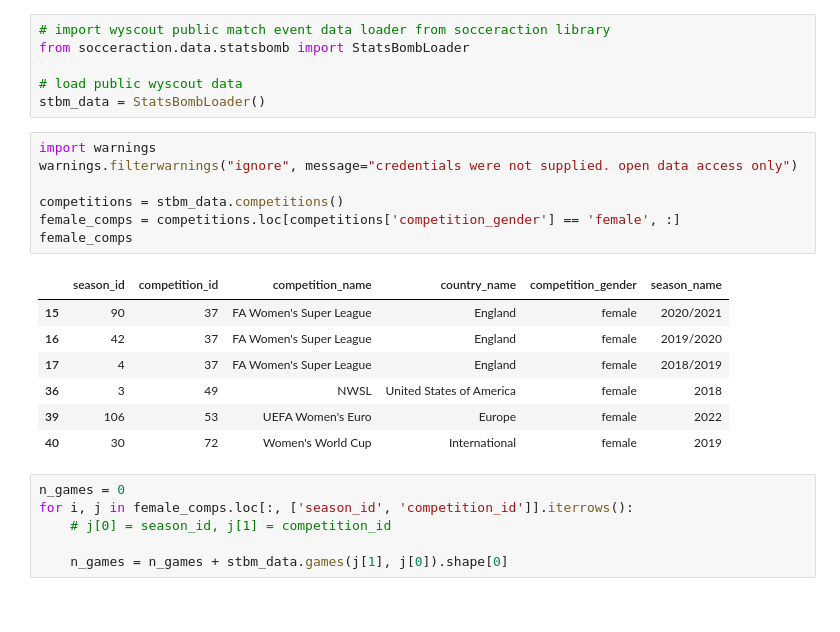
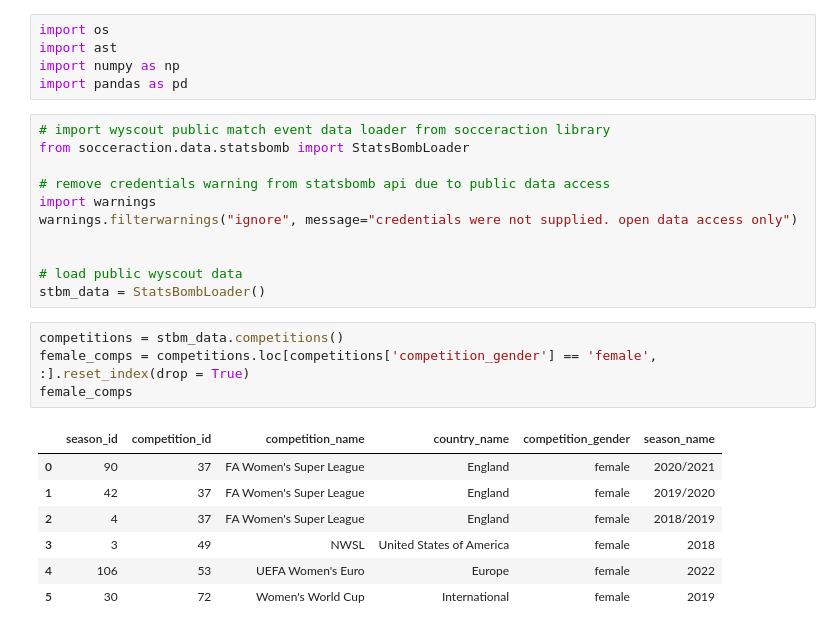
Before and after one commit to faridmusayev/Expected_Goals_Model, a Jupyter notebook: statsbomb/data_preprocessing.ipynb, the cells around one changed output. Saved outputs shown, nothing was run; the diff lists cells and outputs as text.

Commit message:
statsbomb data preprocessing

```diff
--- a/statsbomb/data_preprocessing.ipynb
+++ b/statsbomb/data_preprocessing.ipynb
@@ -1,27 +1,28 @@
+# %%
+import os
+import ast
+import numpy as np
+import pandas as pd
 # %%
 # import wyscout public match event data loader from socceraction library
 from socceraction.data.statsbomb import StatsBombLoader
 
+# remove credentials warning from statsbomb api due to public data access
+import warnings
+warnings.filterwarnings("ignore", message="credentials were not supplied. open data access only")
+
+
 # load public wyscout data
 stbm_data = StatsBombLoader()
 # %%
-import warnings
-warnings.filterwarnings("ignore", message="credentials were not supplied. open data access only")
-
 competitions = stbm_data.competitions()
-female_comps = competitions.loc[competitions['competition_gender'] == 'female', :]
+female_comps = competitions.loc[competitions['competition_gender'] == 'female', :].reset_index(drop = True)
 female_comps
 # %% [output]
 |  | season_id | competition_id | competition_name | country_name | competition_gender | season_name |
-| 15 | 90 | 37 | FA Women's Super League | England | female | 2020/2021 |
-| 16 | 42 | 37 | FA Women's Super League | England | female | 2019/2020 |
-| 17 | 4 | 37 | FA Women's Super League | England | female | 2018/2019 |
-| 36 | 3 | 49 | NWSL | United States of America | female | 2018 |
-| 39 | 106 | 53 | UEFA Women's Euro | Europe | female | 2022 |
-| 40 | 30 | 72 | Women's World Cup | International | female | 2019 |
+| 0 | 90 | 37 | FA Women's Super League | England | female | 2020/2021 |
+| 1 | 42 | 37 | FA Women's Super League | England | female | 2019/2020 |
+| 2 | 4 | 37 | FA Women's Super League | England | female | 2018/2019 |
+| 3 | 3 | 49 | NWSL | United States of America | female | 2018 |
+| 4 | 106 | 53 | UEFA Women's Euro | Europe | female | 2022 |
+| 5 | 30 | 72 | Women's World Cup | International | female | 2019 |
-# %%
-n_games = 0
-for i, j in female_comps.loc[:, ['season_id', 'competition_id']].iterrows():
-    # j[0] = season_id, j[1] = competition_id
-
-    n_games = n_games + stbm_data.games(j[1], j[0]).shape[0]
```
Also changed, not shown: parts of 12 cells of this notebook.
